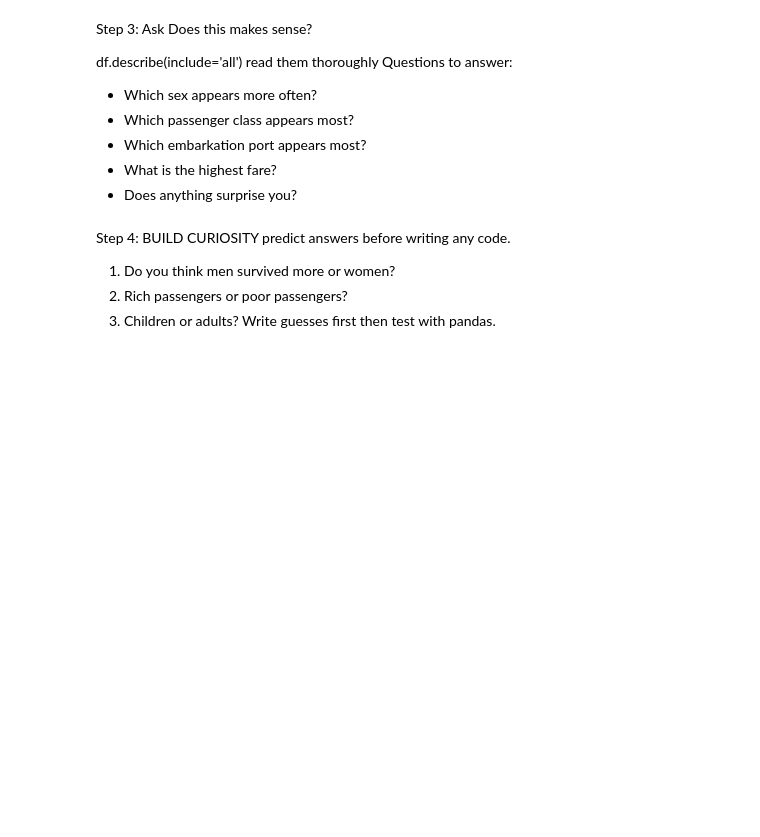
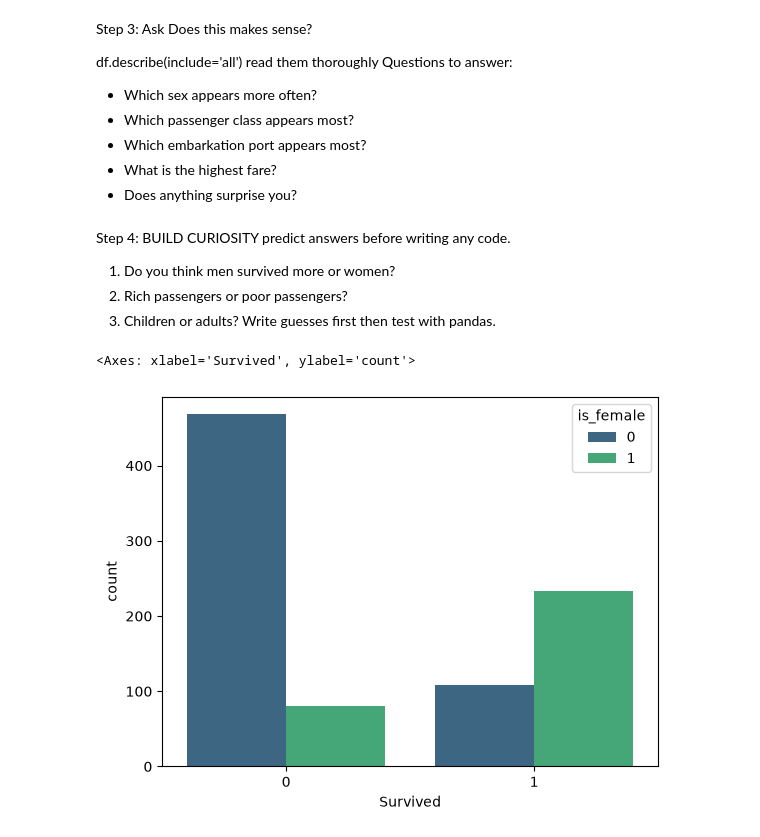
Before and after one commit to C4naryS0ck/ideal-carnival, a Jupyter notebook: titanic_dataset.ipynb, the cells around one changed output. Drawn from its saved outputs; the diff is of its cells as text; code cells hidden in the pictures; blank space fills up the shorter version.

```diff
--- a/titanic_dataset.ipynb
+++ b/titanic_dataset.ipynb
@@ -267,0 +284,2 @@ Name: count, dtype: int64
+# %%
+df.rename(columns={'Sex':'is_female'},inplace=True)
@@ -267,0 +300,2 @@ Name: count, dtype: int64
+# %%
+df = pd.get_dummies(df,columns=['Embarked'],drop_first=True)
@@ -267,0 +315,2 @@ Name: count, dtype: int64
+# %%
+df['Embarked_Q'] = df['Embarked_Q'].map({False:0,True:1})
@@ -267,0 +324,2 @@ Name: count, dtype: int64
+# %%
+df['Embarked_S'] = df['Embarked_S'].map({False:0,True:1})
@@ -283,3 +360,8 @@ predict answers before writing any code.
 2. Rich passengers or poor passengers?
 3. Children or adults?
 Write guesses first then test with pandas.
+# %%
+sns.countplot(x=df['Survived'],hue=df['is_female'],palette='viridis')
+# %% [output]
+<Axes: xlabel='Survived', ylabel='count'>
+[figure, added]
```
Also changed, not shown: parts of 44 cells of this notebook.
